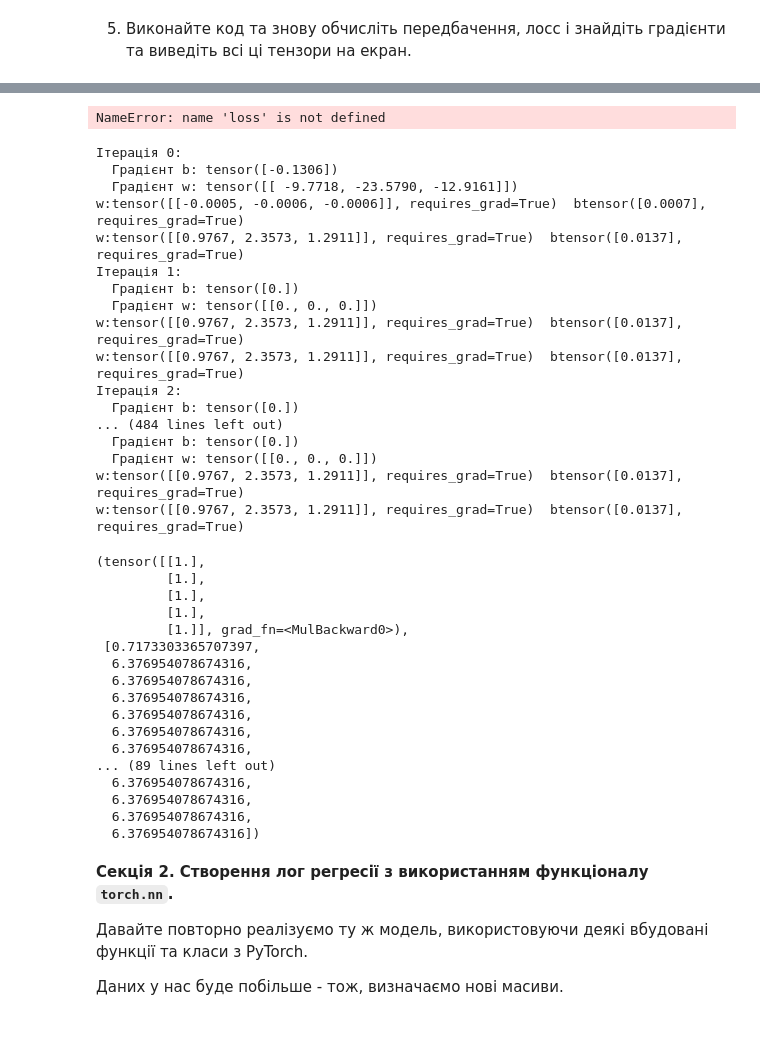
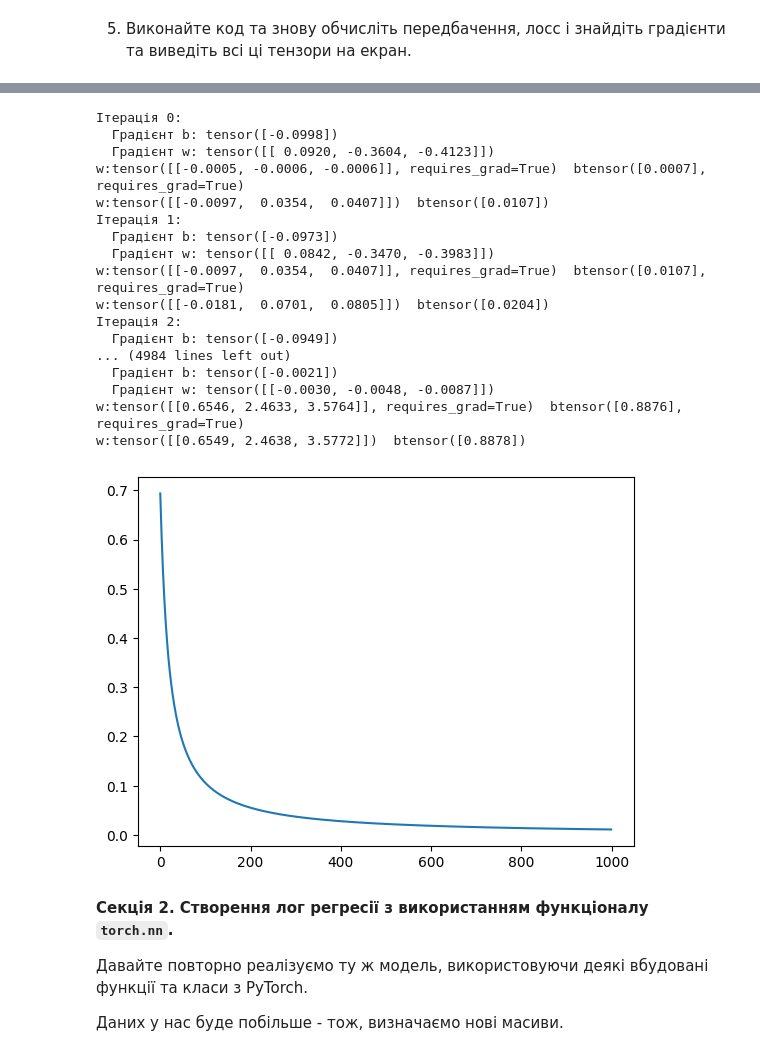
Before and after one commit to Daria-Lytvynenko/ML_course, a Jupyter notebook: Вступ_до_нейронних_мереж.ipynb, the cells around one changed output, grey strips where cells are left out. Cells and saved outputs as stored; diff of their text form; code cells hidden in the pictures.

```diff
--- a/Вступ_до_нейронних_мереж.ipynb
+++ b/Вступ_до_нейронних_мереж.ipynb
@@ -219,9 +215,7 @@ w, b
-# %%
-loss=binary_cross_entropy(pred_probs, targets)
-# %%
-loss.backward()
-# %% [output]
-NameError: name 'loss' is not defined
+# %%
+inputs_mean = inputs.mean(dim=0, keepdim=True)
+inputs_std = inputs.std(dim=0, keepdim=True)
+normalized_inputs = (inputs - inputs_mean) / (inputs_std + 1e-7)
 # %%
 def gradient_descent(inputs, w, b, targets, learning_rate, epochs):
     losses = []
@@ -248,39 +242,22 @@ def gradient_descent(inputs, w, b, targets, learning_rate, epochs):
         losses.append(loss.item())
     return pred_probs, losses
 # %%
-gradient_descent(inputs, w, b, targets, learning_rate=0.1, epochs=100)
+pred_probs, losses=gradient_descent(normalized_inputs, w, b, targets, learning_rate=0.1, epochs=1000)
 # %% [output]
 Ітерація 0:
-  Градієнт b: tensor([-0.1306])
-  Градієнт w: tensor([[ -9.7718, -23.5790, -12.9161]])
+  Градієнт b: tensor([-0.0998])
+  Градієнт w: tensor([[ 0.0920, -0.3604, -0.4123]])
 w:tensor([[-0.0005, -0.0006, -0.0006]], requires_grad=True)  btensor([0.0007], requires_grad=True)
-w:tensor([[0.9767, 2.3573, 1.2911]], requires_grad=True)  btensor([0.0137], requires_grad=True)
+w:tensor([[-0.0097,  0.0354,  0.0407]])  btensor([0.0107])
 Ітерація 1:
-  Градієнт b: tensor([0.])
-  Градієнт w: tensor([[0., 0., 0.]])
-w:tensor([[0.9767, 2.3573, 1.2911]], requires_grad=True)  btensor([0.0137], requires_grad=True)
-w:tensor([[0.9767, 2.3573, 1.2911]], requires_grad=True)  btensor([0.0137], requires_grad=True)
+  Градієнт b: tensor([-0.0973])
+  Градієнт w: tensor([[ 0.0842, -0.3470, -0.3983]])
+w:tensor([[-0.0097,  0.0354,  0.0407]], requires_grad=True)  btensor([0.0107], requires_grad=True)
+w:tensor([[-0.0181,  0.0701,  0.0805]])  btensor([0.0204])
 Ітерація 2:
-  Градієнт b: tensor([0.])
-... (484 lines left out)
-  Градієнт b: tensor([0.])
-  Градієнт w: tensor([[0., 0., 0.]])
-w:tensor([[0.9767, 2.3573, 1.2911]], requires_grad=True)  btensor([0.0137], requires_grad=True)
-w:tensor([[0.9767, 2.3573, 1.2911]], requires_grad=True)  btensor([0.0137], requires_grad=True)
+  Градієнт b: tensor([-0.0949])
+... (4984 lines left out)
+  Градієнт b: tensor([-0.0021])
+  Градієнт w: tensor([[-0.0030, -0.0048, -0.0087]])
+w:tensor([[0.6546, 2.4633, 3.5764]], requires_grad=True)  btensor([0.8876], requires_grad=True)
+w:tensor([[0.6549, 2.4638, 3.5772]])  btensor([0.8878])
-(tensor([[1.],
-         [1.],
-         [1.],
-         [1.],
-         [1.]], grad_fn=<MulBackward0>),
- [0.7173303365707397,
-  6.376954078674316,
-  6.376954078674316,
-  6.376954078674316,
-  6.376954078674316,
-  6.376954078674316,
-  6.376954078674316,
-... (89 lines left out)
-  6.376954078674316,
-  6.376954078674316,
-  6.376954078674316,
-  6.376954078674316])
@@ -287,3 +266,7 @@ w:tensor([[0.9767, 2.3573, 1.2911]], requires_grad=True)  btensor([0.0137], requ
+# %%
+plt.plot(losses);
+# %% [output]
+[figure, added]
 # %% [markdown]
 **Секція 2. Створення лог регресії з використанням функціоналу `torch.nn`.**
 
```
Also changed, not shown: parts of 11 cells of this notebook.
